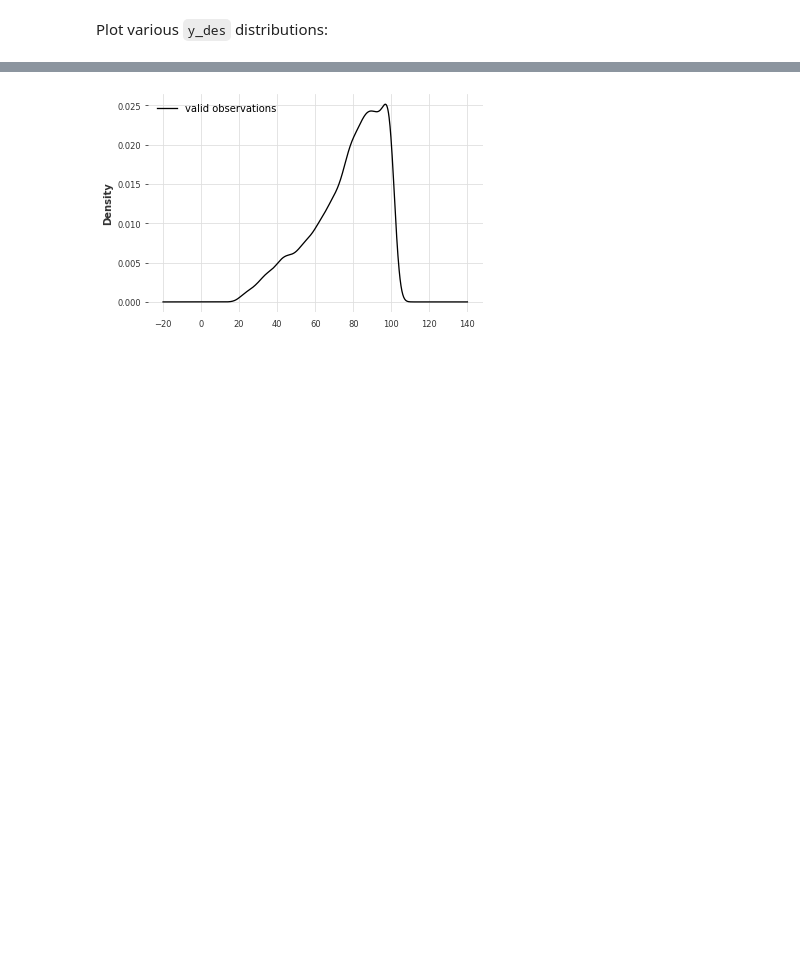
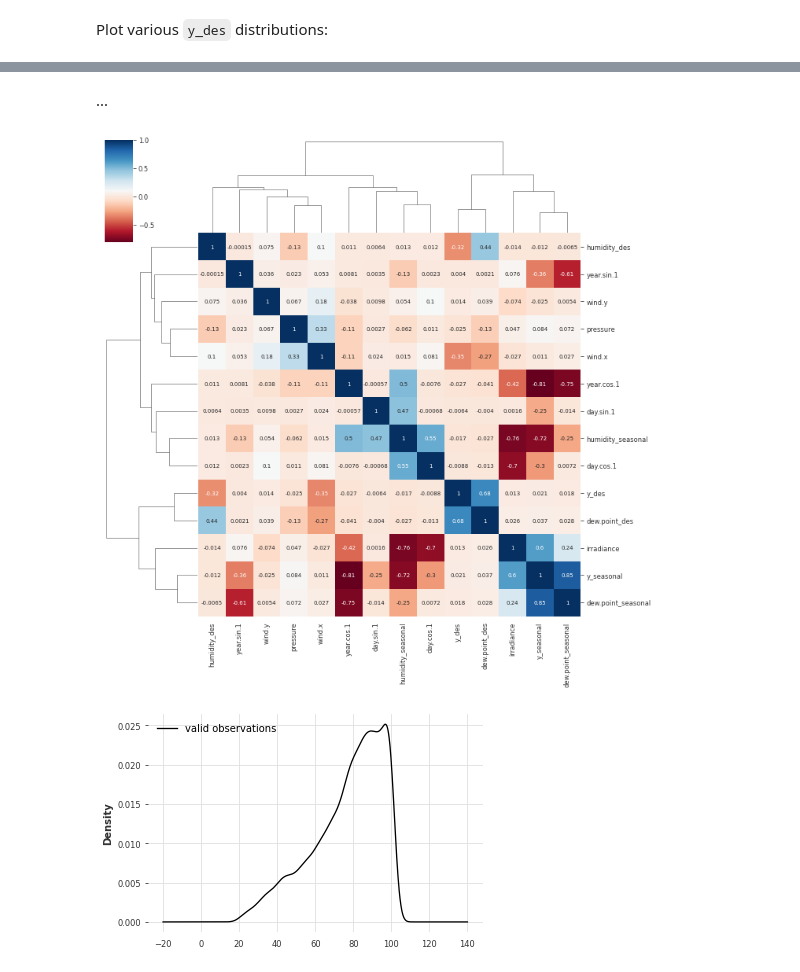
Before and after one commit to makeyourownmaker/CambridgeTemperatureNotebooks, a Jupyter notebook: notebooks/gradient_boosting.ipynb, the cells around one changed output, grey strips where cells are left out. Saved outputs shown, nothing was run; the diff lists cells and outputs as text; code cells hidden in the pictures; blank space fills up the shorter version.

```diff
--- a/notebooks/gradient_boosting.ipynb
+++ b/notebooks/gradient_boosting.ipynb
@@ -604,3 +610,14 @@ df['humidity'].corr(df['humidity_seasonal'])
+# %% [markdown]
+...
+# %%
+df_red = df[['y_des', 'y_seasonal', 'humidity_des', 'humidity_seasonal', \
+             'pressure', 'dew.point_des', 'dew.point_seasonal', \
+             'wind.x', 'wind.y', \
+             'irradiance', 'day.sin.1', 'day.cos.1', 'year.sin.1', 'year.cos.1']]
+
+sns.clustermap(df_red.corr(), method="complete", cmap='RdBu', annot=True, annot_kws={"size": 7});
+# %% [output]
+[figure, added]
 # %%
 col_name = 'humidity'
 #df[col_name].plot(kind = 'density', label='all observations')
```
Also changed, not shown: parts of 10 cells of this notebook.
